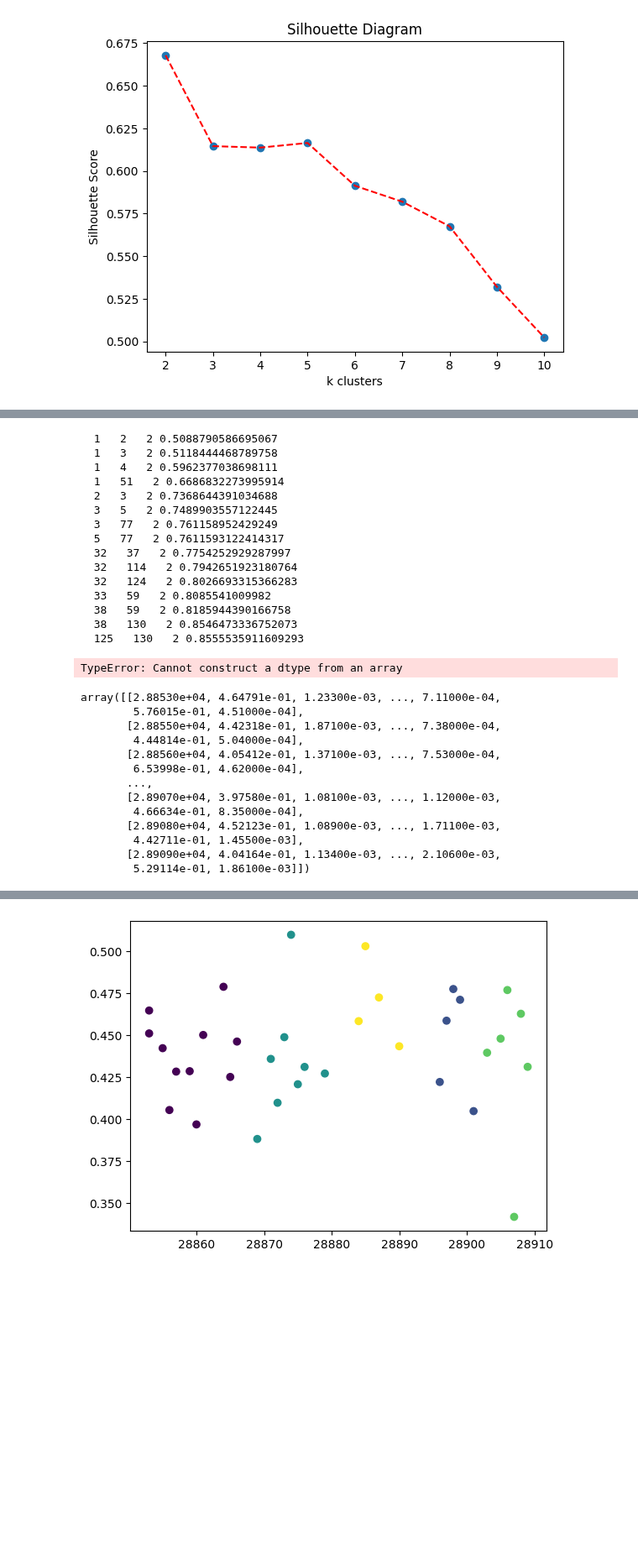
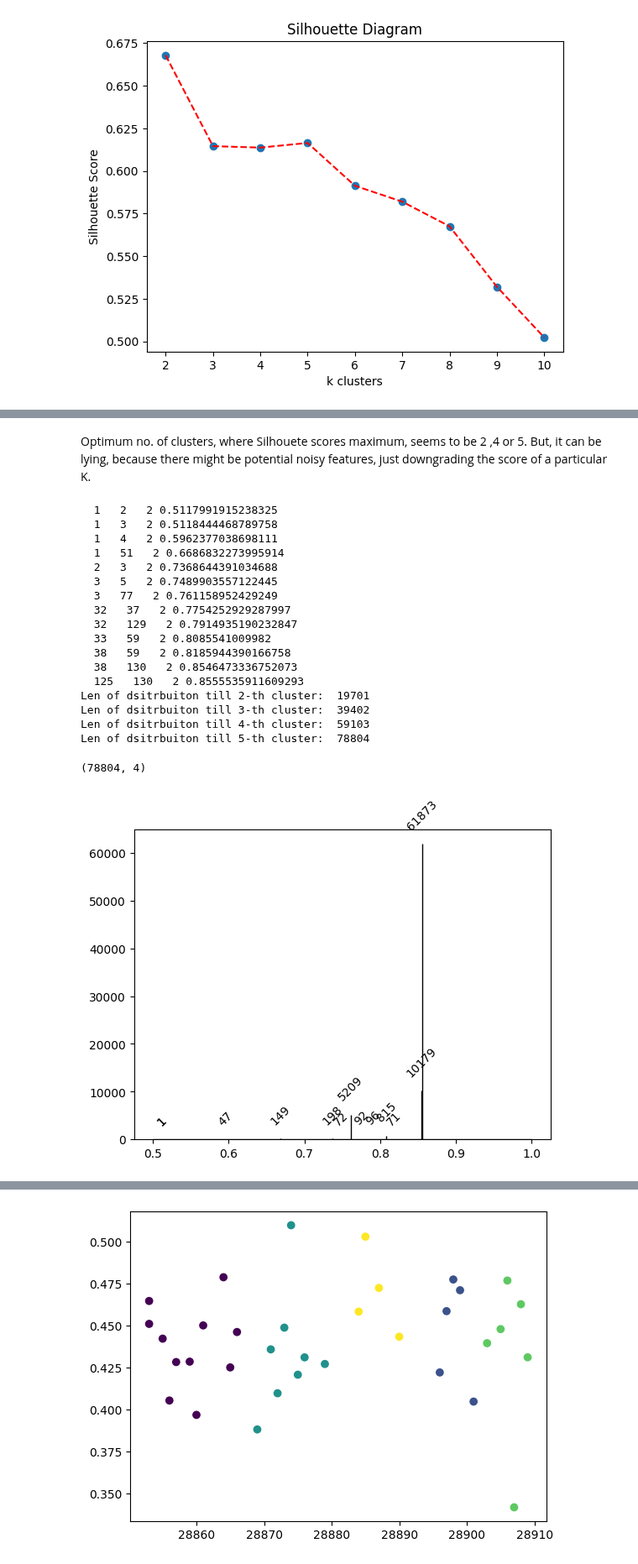
Before and after one commit to riziuzi/ASD_Unsupervised_Subgroup_Discovery, a Jupyter notebook: main.ipynb, the cells around one changed output, grey strips where cells are left out. Shown at 84% size. Drawn from its saved outputs; the diff is of its cells as text; code cells hidden in the pictures; blank space fills up the shorter version.

Commit message:
Visualized and taken some insights for features

```diff
--- a/main.ipynb
+++ b/main.ipynb
@@ -76,9 +61,12 @@ array([[2.88530e+04, 4.64791e-01, 1.23300e-03, ..., 2.35700e-03,
+# %% [markdown]
+Optimum no. of clusters, where Silhouete scores maximum, seems to be 2 ,4 or 5. But, it can be lying, because there might be potential noisy features, just downgrading the score of a particular K.
 # %%
-
 import numpy as np
 
 out = -1
 max_list = []
+distribution = []
+
 
 for k in range(2 , 6) :
     for i  in range( 1, 200) :
@@ -92,59 +80,48 @@ for k in range(2 , 6) :
 
             kmeans2 = KMeans(n_clusters = k  , init = "random" , n_init = 3 )
             kmeans2.fit(f0)
-
+            distribution.append([out, i, j, k])
             # label = kmeans2.predict([[0.89 , 0.03]])
             #print(i," ", j," ", k , "silhouette score=" , silhouette_score( f0 , kmeans2.labels_))
             if(silhouette_score( f0 , kmeans2.labels_) > out ):
                 out = silhouette_score( f0 , kmeans2.labels_)
                 print(" ",i," ", j," ", k ,out)
                 max_list.append((out, i, j, k))
-
-            # print(kmeans2.cluster_centers_)
+    print(f"Len of dsitrbuiton till {k}-th cluster: ", len(distribution))
 # %% [output]
-  1   2   2 0.5088790586695067
+  1   2   2 0.5117991915238325
   1   3   2 0.5118444468789758
   1   4   2 0.5962377038698111
   1   51   2 0.6686832273995914
   2   3   2 0.7368644391034688
   3   5   2 0.7489903557122445
   3   77   2 0.761158952429249
-  5   77   2 0.7611593122414317
   32   37   2 0.7754252929287997
-  32   114   2 0.7942651923180764
-  32   124   2 0.8026693315366283
+  32   129   2 0.7914935190232847
   33   59   2 0.8085541009982
   38   59   2 0.8185944390166758
   38   130   2 0.8546473336752073
   125   130   2 0.8555535911609293
+Len of dsitrbuiton till 2-th cluster:  19701
+Len of dsitrbuiton till 3-th cluster:  39402
+Len of dsitrbuiton till 4-th cluster:  59103
+Len of dsitrbuiton till 5-th cluster:  78804
-# %%
-
-import numpy as np
-
-f1 = X[ : ,  1: 2]
-f2 = X[ : ,  2: 3]
-f0 = np.array([f1 , f2])
-f = pd.DataFrame(np.array(f1 , f2))
-#f0 = pd.concat([f1 , f2] , axis=1 )
-f1
-# %% [output]
-TypeError: Cannot construct a dtype from an array
-# %%
-X1 = pd.DataFrame(X)
-X
-
-# for training , use dataframs and for visualization , use np arrays
-# %% [output]
-array([[2.88530e+04, 4.64791e-01, 1.23300e-03, ..., 7.11000e-04,
-        5.76015e-01, 4.51000e-04],
-       [2.88550e+04, 4.42318e-01, 1.87100e-03, ..., 7.38000e-04,
-        4.44814e-01, 5.04000e-04],
-       [2.88560e+04, 4.05412e-01, 1.37100e-03, ..., 7.53000e-04,
-        6.53998e-01, 4.62000e-04],
-       ...,
-       [2.89070e+04, 3.97580e-01, 1.08100e-03, ..., 1.12000e-03,
-        4.66634e-01, 8.35000e-04],
-       [2.89080e+04, 4.52123e-01, 1.08900e-03, ..., 1.71100e-03,
-        4.42711e-01, 1.45500e-03],
-       [2.89090e+04, 4.04164e-01, 1.13400e-03, ..., 2.10600e-03,
-        5.29114e-01, 1.86100e-03]])
+# %%
+dist_np = np.array(distribution)
+dist_np.shape
+# %% [output]
+(78804, 4)
+# %%
+import matplotlib.pyplot as plt
+
+n, bins, patches = plt.hist(dist_np[:, 0], color='lightgreen', ec='black', bins=10000, range=[0.5, 1])
+
+for i, (patch, frequency) in enumerate(zip(patches, n)):
+    if frequency > 0:
+        height = patch.get_height()
+        plt.annotate(f'{int(frequency)}', xy=(patch.get_x() + patch.get_width() / 2, height),
+                     xytext=(0, 10),rotation=45, textcoords='offset points',  # Increase the y-coordinate here
+                     ha='center', va='bottom')
+plt.show()
+# %% [output]
+[figure, added]
```
Also changed, not shown: parts of 11 cells of this notebook.
